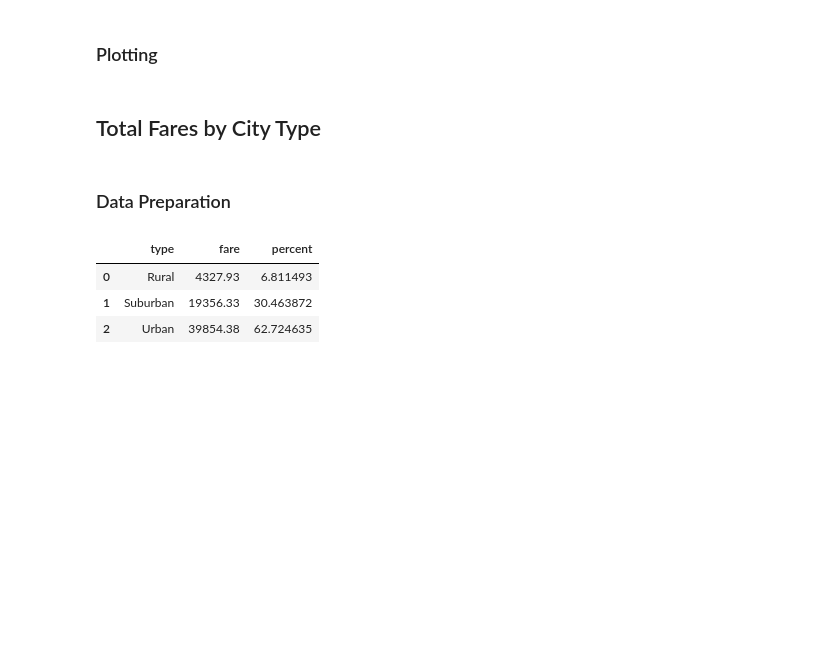
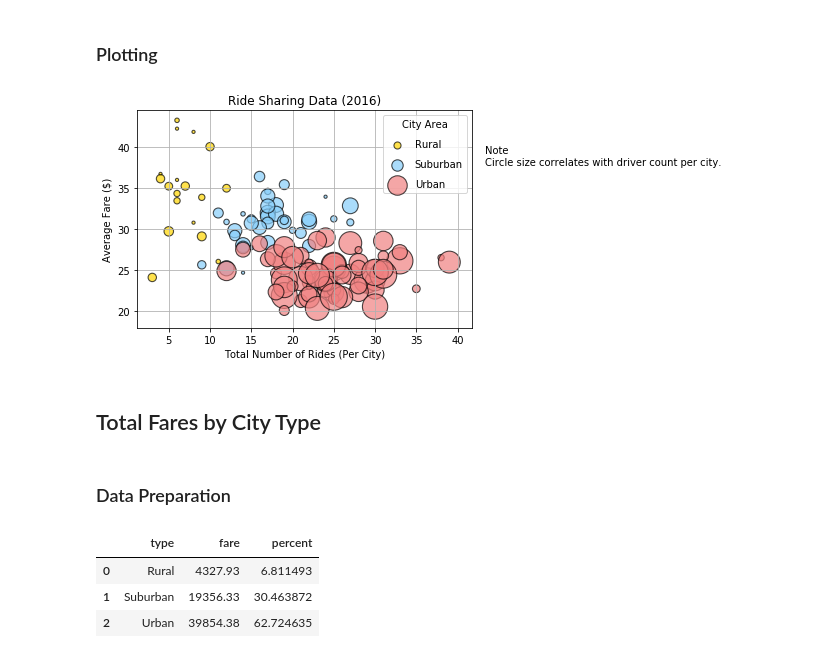
Before and after one commit to MBouchaqour/taxi-app-data-analysis, a Jupyter notebook: pyber.ipynb, the cells around one changed output. Drawn from its saved outputs; the diff is of its cells as text; code cells hidden in the pictures; blank space fills up the shorter version.

```diff
--- a/pyber.ipynb
+++ b/pyber.ipynb
@@ -54,35 +55,35 @@ ride_df.head()
 # %% [markdown]
 ### Plotting
 # %%
-
 
 scatter_x = np.array(ride_df['rides'])
 scatter_y = np.array(ride_df['avg_fare'])
 group = np.array(ride_df['city_type'])
 size = np.array(ride_df['driver_count'])
 
-cdict = {'Urban': 'coral', 'Suburban': 'skyblue', 'Rural': 'gold'}
+cdict = {'Urban': 'lightcoral', 'Suburban': 'lightskyblue', 'Rural': 'gold'}
 
 fig, ax = plt.subplots()
 
 for g in np.unique(group):
     ix = np.where(group == g)
     area = (10 * size[ix])
 
     ax.scatter(scatter_x[ix], scatter_y[ix], c = cdict[g], label = g, s = area,alpha=0.7, edgecolor='black', linewidth=1.1)
 
 plt.legend(scatterpoints=1,  labelspacing=1, title='City Area')
 
 plt.title('Ride Sharing Data (2016)')
 plt.grid()
 ax.set_xlabel("Total Number of Rides (Per City)")
 ax.set_ylabel("Average Fare ($)")
 
 ax.text(1.04, .75, 'Note\nCircle size correlates with driver count per city.', transform=ax.transAxes, fontsize=10)
 
 # Save Figure
-#plt.savefig('foo.png')
-plt.savefig('Images/01_Ride_Sharing_Data.pdf', bbox_inches="tight")
+plt.savefig('Images/01_Ride_Sharing_Data.png', bbox_inches="tight")
+# %% [output]
+[figure, added]
 # %% [markdown]
 ## Total Fares by City Type
 # %% [markdown]
```
Also changed, not shown: parts of 8 cells of this notebook, 10 other files.
